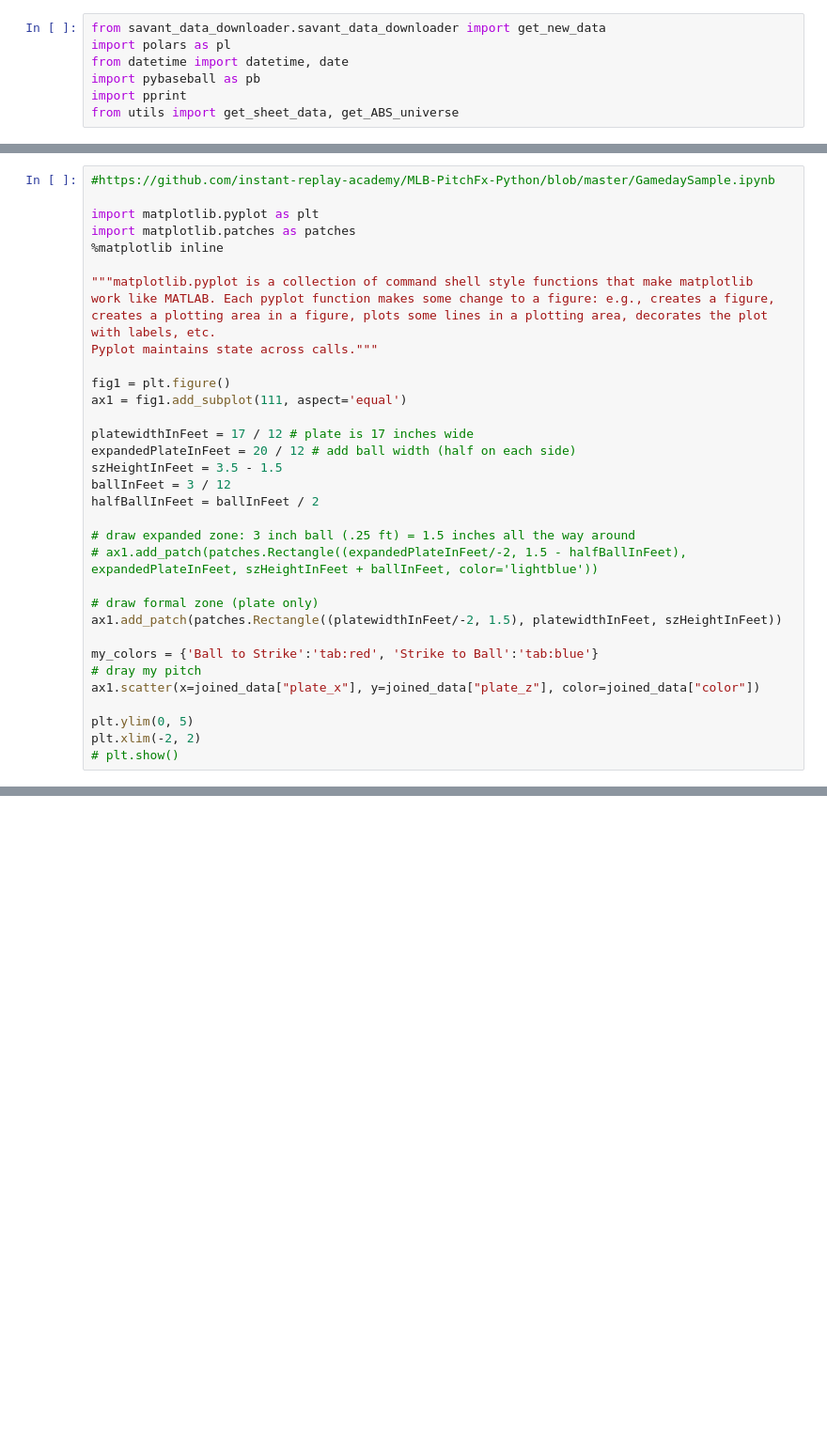
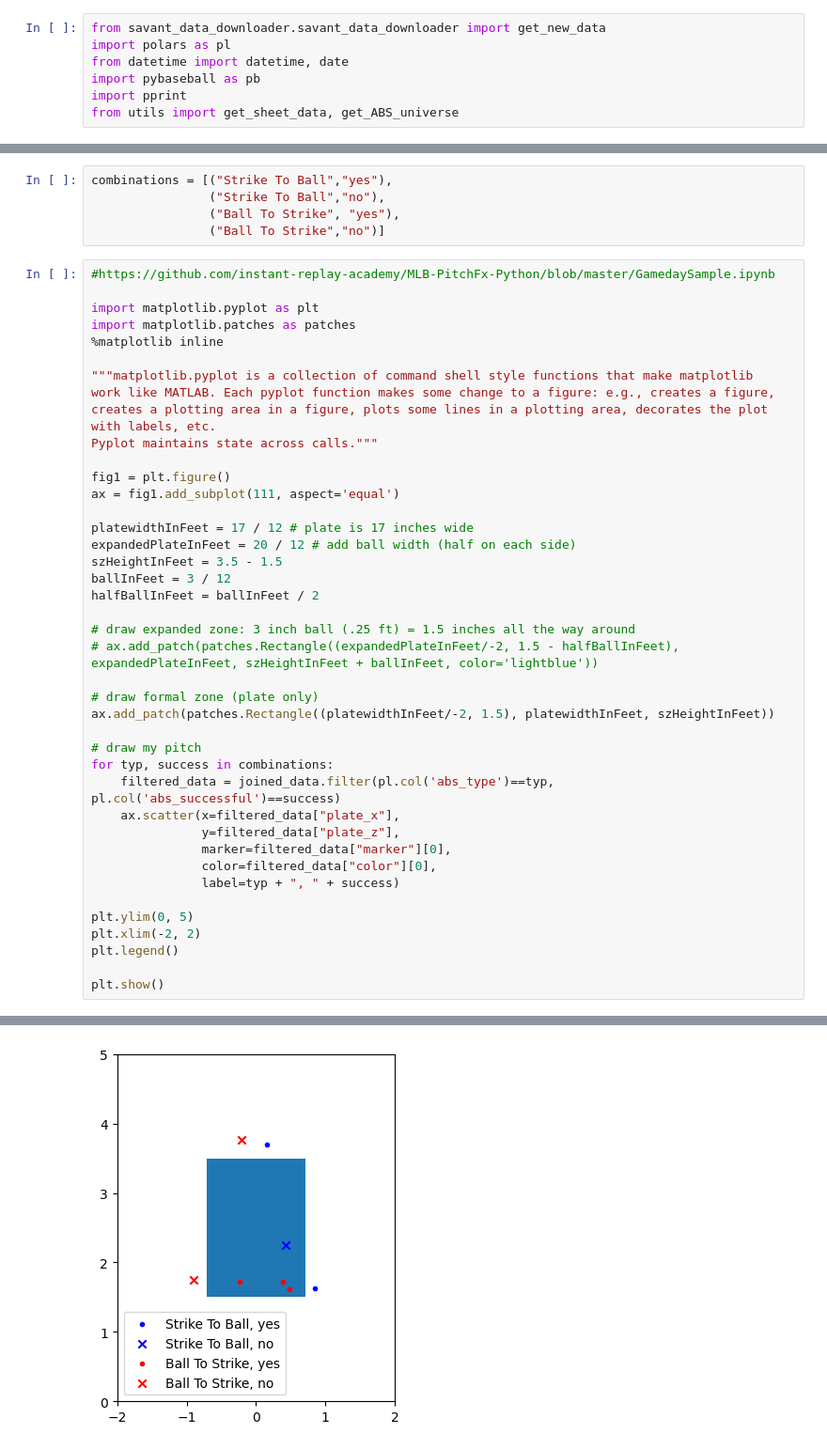
Before and after one commit to sethbilliau/mlb-spring-training, a Jupyter notebook: mlb_analysis.ipynb, the cells around one changed output, grey strips where cells are left out. Shown at 94% size. Drawn from its saved outputs; the diff is of its cells as text; blank space fills up the shorter version.

```diff
--- a/mlb_analysis.ipynb
+++ b/mlb_analysis.ipynb
@@ -78,3 +115,8 @@ shape: (8, 124)
+# %%
+combinations = [("Strike To Ball","yes"),
+                ("Strike To Ball","no"),
+                ("Ball To Strike", "yes"),
+                ("Ball To Strike","no")]
 # %%
 #https://github.com/instant-replay-academy/MLB-PitchFx-Python/blob/master/GamedaySample.ipynb
 
@@ -88,7 +130,7 @@ creates a plotting area in a figure, plots some lines in a plotting area, decora
 Pyplot maintains state across calls."""
 
 fig1 = plt.figure()
-ax1 = fig1.add_subplot(111, aspect='equal')
+ax = fig1.add_subplot(111, aspect='equal')
 
 platewidthInFeet = 17 / 12 # plate is 17 inches wide
 expandedPlateInFeet = 20 / 12 # add ball width (half on each side)
@@ -97,16 +139,23 @@ ballInFeet = 3 / 12
 halfBallInFeet = ballInFeet / 2
 
 # draw expanded zone: 3 inch ball (.25 ft) = 1.5 inches all the way around
-# ax1.add_patch(patches.Rectangle((expandedPlateInFeet/-2, 1.5 - halfBallInFeet), expandedPlateInFeet, szHeightInFeet + ballInFeet, color='lightblue'))
+# ax.add_patch(patches.Rectangle((expandedPlateInFeet/-2, 1.5 - halfBallInFeet), expandedPlateInFeet, szHeightInFeet + ballInFeet, color='lightblue'))
 
 # draw formal zone (plate only)
-ax1.add_patch(patches.Rectangle((platewidthInFeet/-2, 1.5), platewidthInFeet, szHeightInFeet))
+ax.add_patch(patches.Rectangle((platewidthInFeet/-2, 1.5), platewidthInFeet, szHeightInFeet))
 
-my_colors = {'Ball to Strike':'tab:red', 'Strike to Ball':'tab:blue'}
-# dray my pitch
-ax1.scatter(x=joined_data["plate_x"], y=joined_data["plate_z"], color=joined_data["color"])
+# draw my pitch
+for typ, success in combinations:
+    filtered_data = joined_data.filter(pl.col('abs_type')==typ, pl.col('abs_successful')==success)
+    ax.scatter(x=filtered_data["plate_x"],
+               y=filtered_data["plate_z"],
+               marker=filtered_data["marker"][0],
+               color=filtered_data["color"][0],
+               label=typ + ", " + success)
 
 plt.ylim(0, 5)
 plt.xlim(-2, 2)
-# plt.show()
+plt.legend()
+
+plt.show()
 # %% [output]
@@ -114 +162,2 @@ plt.xlim(-2, 2)
+[figure, added]
 # %%
```
Also changed, not shown: parts of 9 cells of this notebook, 2 other files.
